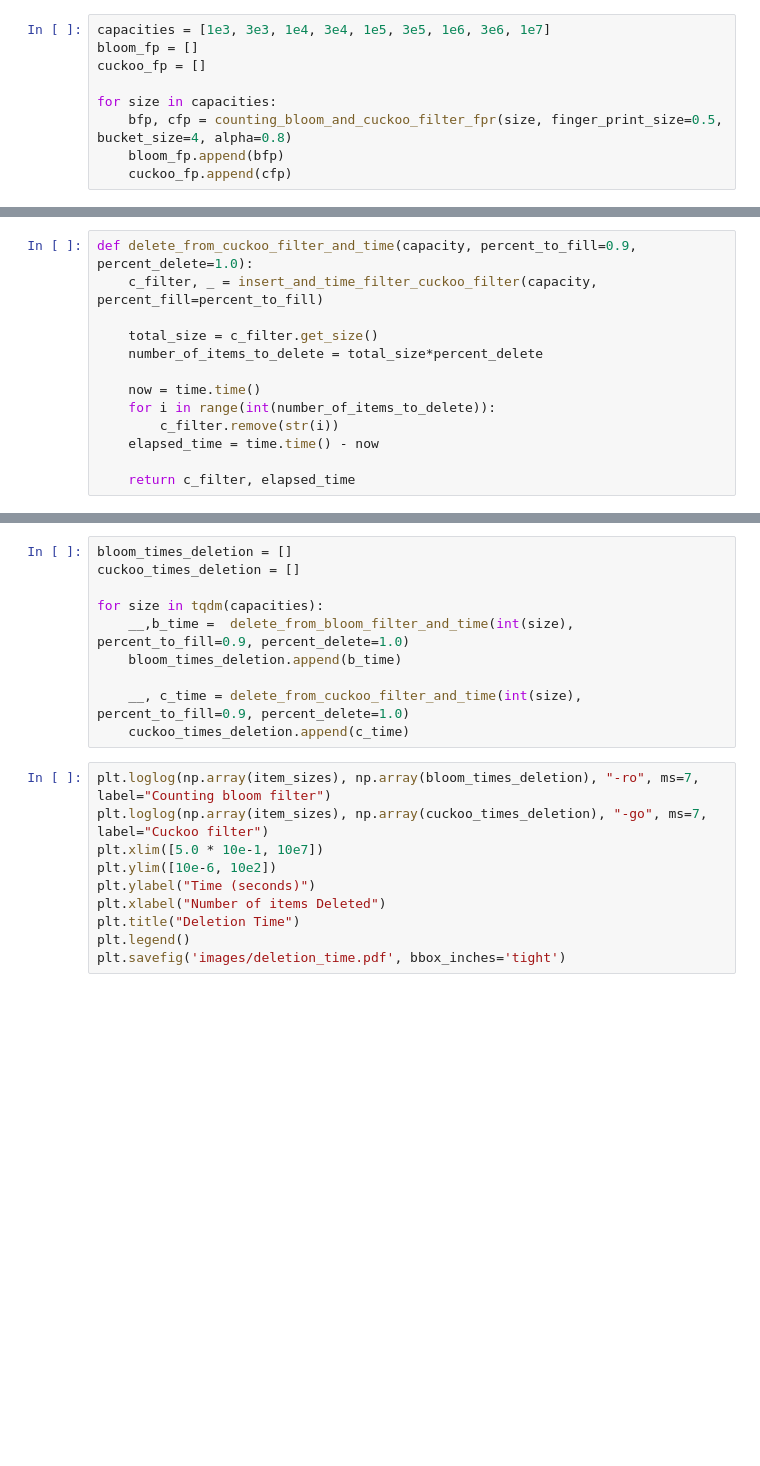
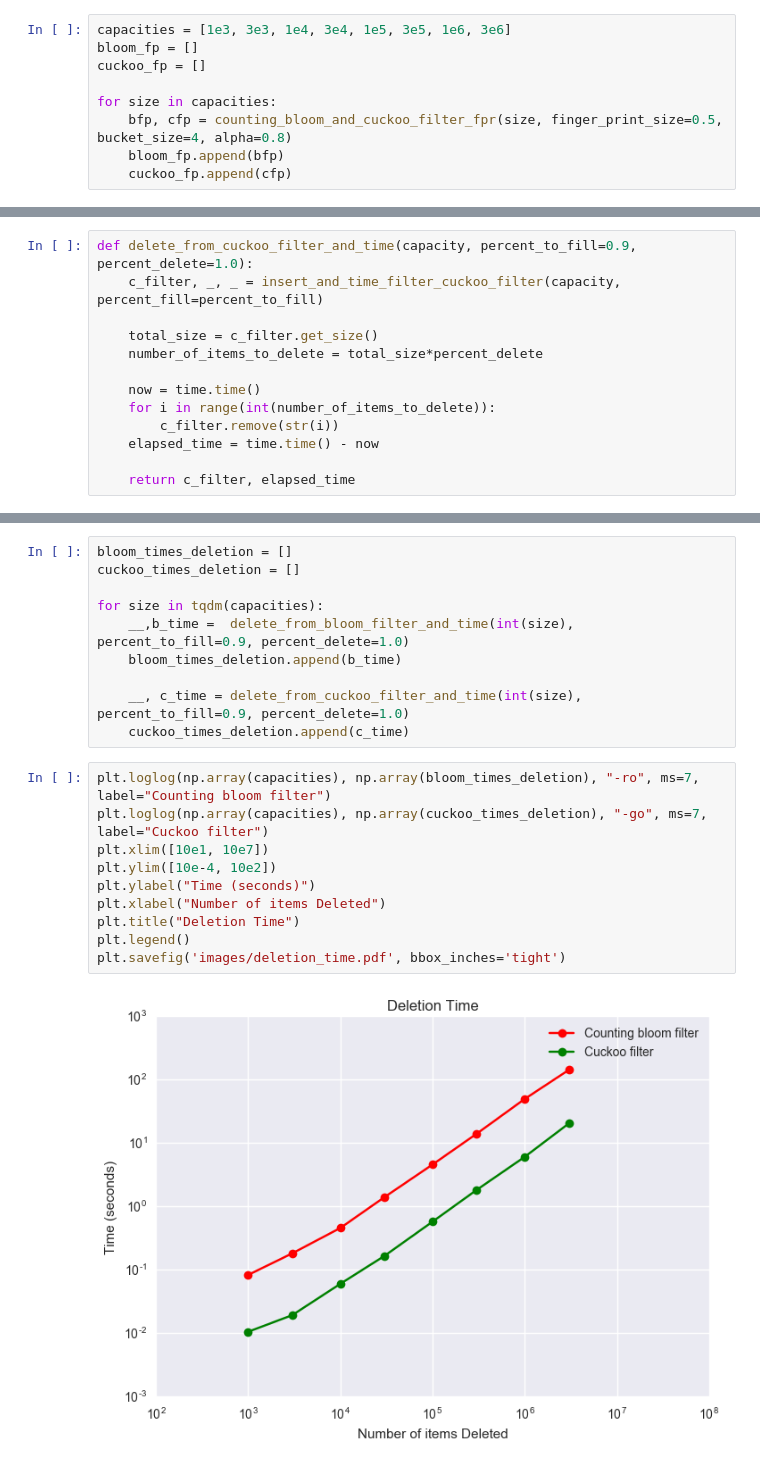
Before and after one commit to fastforwardlabs/cuckoofilter, a Jupyter notebook: bench_marking_notebook.ipynb, the cells around one changed output, grey strips where cells are left out. Drawn from its saved outputs; the diff is of its cells as text; blank space fills up the shorter version.

```diff
--- a/bench_marking_notebook.ipynb
+++ b/bench_marking_notebook.ipynb
@@ -33,7 +33,7 @@ def counting_bloom_and_cuckoo_filter_fpr(capacity, finger_print_size=0.5, bucket
 
     return analytic_bloom_error, analytic_cuckoo_error
 # %%
-capacities = [1e3, 3e3, 1e4, 3e4, 1e5, 3e5, 1e6, 3e6, 1e7]
+capacities = [1e3, 3e3, 1e4, 3e4, 1e5, 3e5, 1e6, 3e6]
 bloom_fp = []
 cuckoo_fp = []
 
@@ -188,7 +189,7 @@ plt.savefig('images/insertion_time.pdf', bbox_inches='tight')
 # Deletion
 # %%
 def delete_from_cuckoo_filter_and_time(capacity, percent_to_fill=0.9, percent_delete=1.0):
-    c_filter, _ = insert_and_time_filter_cuckoo_filter(capacity, percent_fill=percent_to_fill)
+    c_filter, _, _ = insert_and_time_filter_cuckoo_filter(capacity, percent_fill=percent_to_fill)
 
     total_size = c_filter.get_size()
     number_of_items_to_delete = total_size*percent_delete
@@ -223,12 +224,14 @@ for size in tqdm(capacities):
     __, c_time = delete_from_cuckoo_filter_and_time(int(size), percent_to_fill=0.9, percent_delete=1.0)
     cuckoo_times_deletion.append(c_time)
 # %%
-plt.loglog(np.array(item_sizes), np.array(bloom_times_deletion), "-ro", ms=7, label="Counting bloom filter")
-plt.loglog(np.array(item_sizes), np.array(cuckoo_times_deletion), "-go", ms=7, label="Cuckoo filter")
-plt.xlim([5.0 * 10e-1, 10e7])
-plt.ylim([10e-6, 10e2])
+plt.loglog(np.array(capacities), np.array(bloom_times_deletion), "-ro", ms=7, label="Counting bloom filter")
+plt.loglog(np.array(capacities), np.array(cuckoo_times_deletion), "-go", ms=7, label="Cuckoo filter")
+plt.xlim([10e1, 10e7])
+plt.ylim([10e-4, 10e2])
 plt.ylabel("Time (seconds)")
 plt.xlabel("Number of items Deleted")
 plt.title("Deletion Time")
 plt.legend()
 plt.savefig('images/deletion_time.pdf', bbox_inches='tight')
+# %% [output]
+[figure, added]
```
Also changed, not shown: parts of 4 cells of this notebook, 6 other files.
